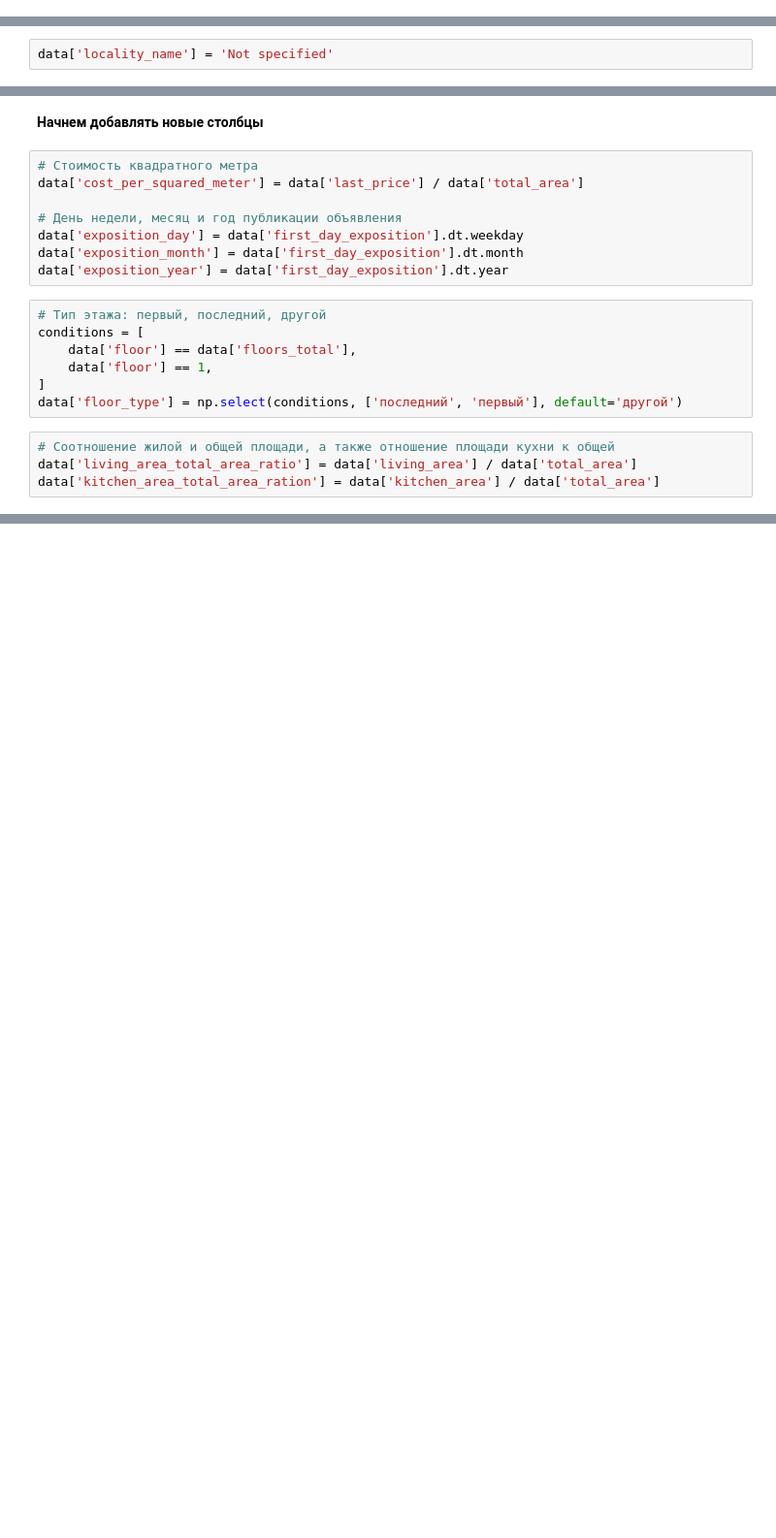
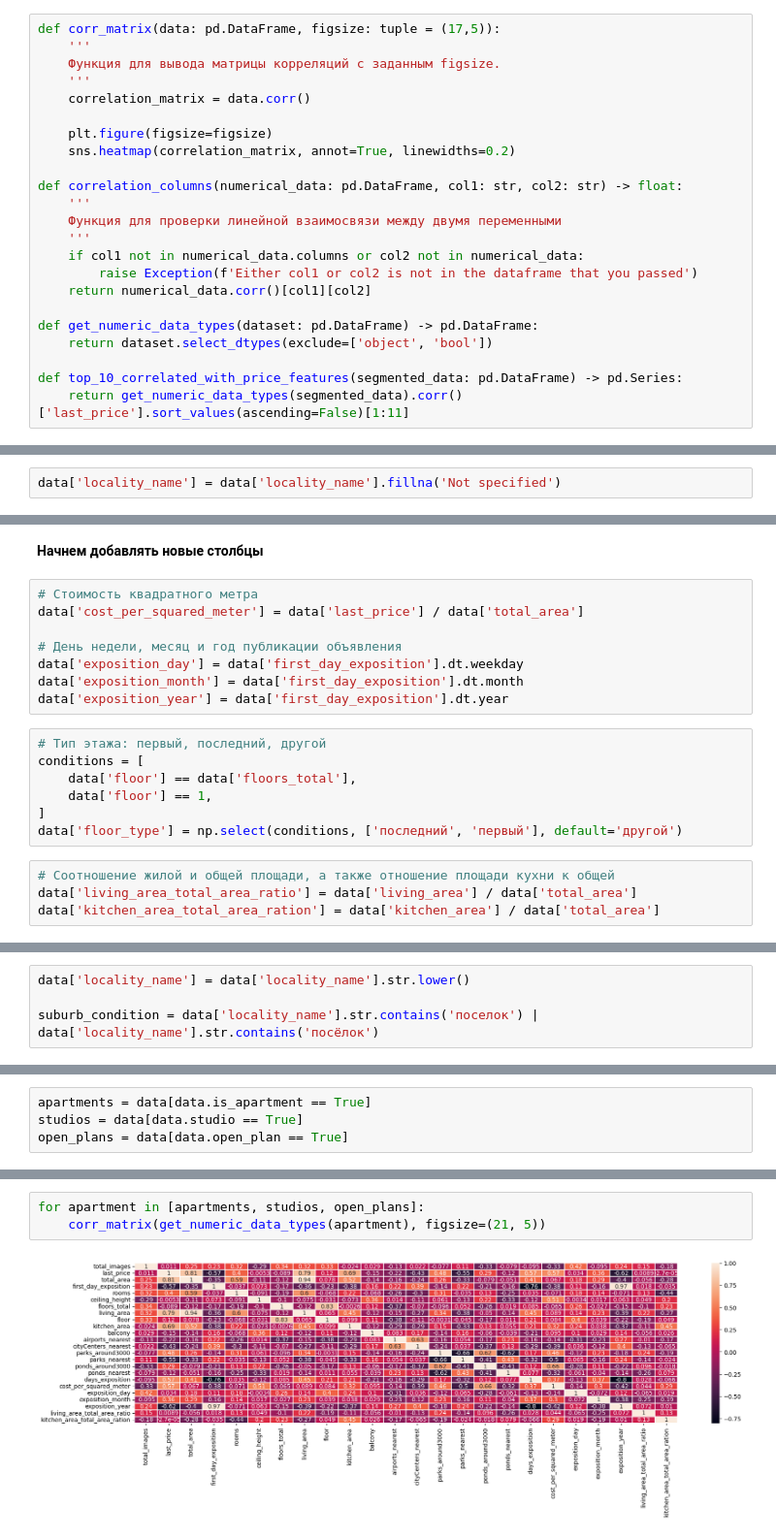
Before and after one commit to Forever4sleep/Practice-Data-Analysis, a Jupyter notebook: code.ipynb, the cells around one changed output, grey strips where cells are left out. Shown at 97% size. Saved outputs shown, nothing was run; the diff lists cells and outputs as text; blank space fills up the shorter version.

```diff
--- a/code.ipynb
+++ b/code.ipynb
@@ -17,3 +11,26 @@ def corr_matrix(data: pd.DataFrame, figsize: tuple = (17,5)):
+# %%
+def corr_matrix(data: pd.DataFrame, figsize: tuple = (17,5)):
+    '''
+    Функция для вывода матрицы корреляций с заданным figsize.
+    '''
+    correlation_matrix = data.corr()
+
+    plt.figure(figsize=figsize)
+    sns.heatmap(correlation_matrix, annot=True, linewidths=0.2)
+
+def correlation_columns(numerical_data: pd.DataFrame, col1: str, col2: str) -> float:
+    '''
+    Функция для проверки линейной взаимосвязи между двумя переменными
+    '''
+    if col1 not in numerical_data.columns or col2 not in numerical_data:
+        raise Exception(f'Either col1 or col2 is not in the dataframe that you passed')
+    return numerical_data.corr()[col1][col2]
+
+def get_numeric_data_types(dataset: pd.DataFrame) -> pd.DataFrame:
+    return dataset.select_dtypes(exclude=['object', 'bool'])
+
+def top_10_correlated_with_price_features(segmented_data: pd.DataFrame) -> pd.Series:
+    return get_numeric_data_types(segmented_data).corr()['last_price'].sort_values(ascending=False)[1:11]
 # %% [markdown]
 **Начнем изучать датасет**
 # %%
@@ -146,7 +163,7 @@ data['balcony'] = data['balcony'].fillna(1)
 data['ceiling_height'] = data['ceiling_height'].fillna(data['ceiling_height'].mean())
 data['days_exposition'] = data['days_exposition'].fillna(data['days_exposition'].mean())
 # %%
-data['locality_name'] = 'Not specified'
+data['locality_name'] = data['locality_name'].fillna('Not specified')
 # %%
 data.isnull().sum()
 # %% [output]
@@ -264,0 +338,4 @@ data.sample()
+# %%
+data['locality_name'] = data['locality_name'].str.lower()
+
+suburb_condition = data['locality_name'].str.contains('поселок') | data['locality_name'].str.contains('посёлок')
@@ -264,0 +777,4 @@ data.sample()
+# %%
+apartments = data[data.is_apartment == True]
+studios = data[data.studio == True]
+open_plans = data[data.open_plan == True]
@@ -264,0 +835,5 @@ data.sample()
+# %%
+for apartment in [apartments, studios, open_plans]:
+    corr_matrix(get_numeric_data_types(apartment), figsize=(21, 5))
+# %% [output]
+[figure, added]
```
Also changed, not shown: parts of 72 cells of this notebook, 2 other files.
